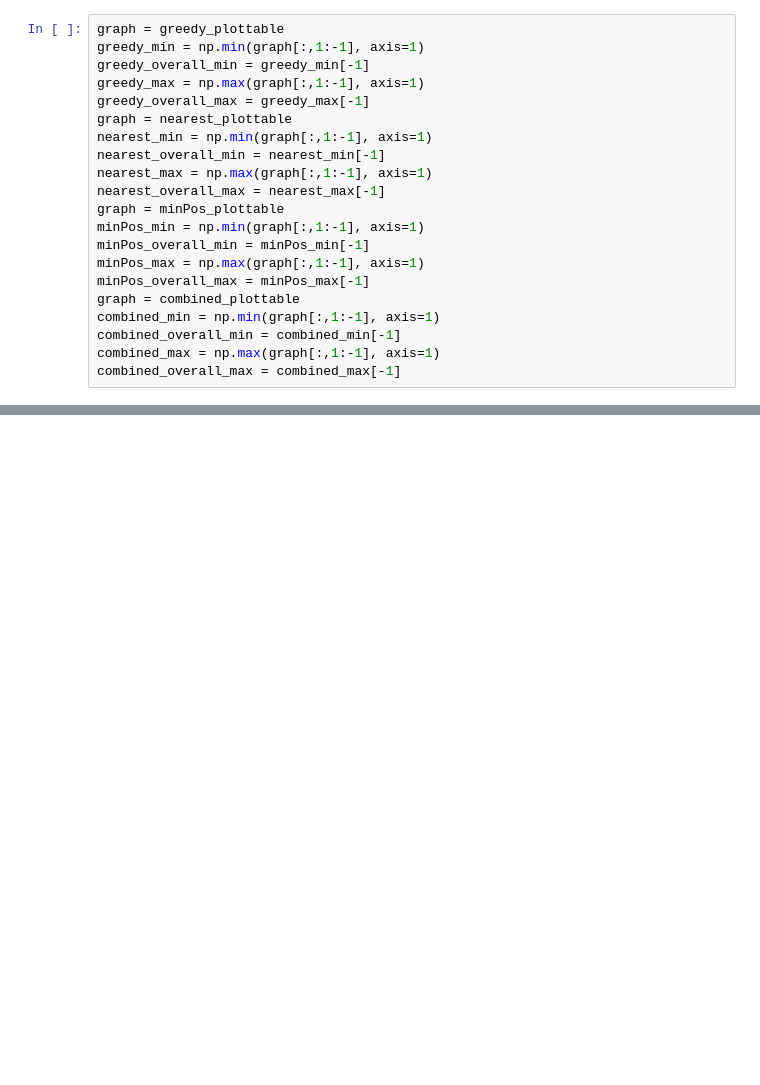
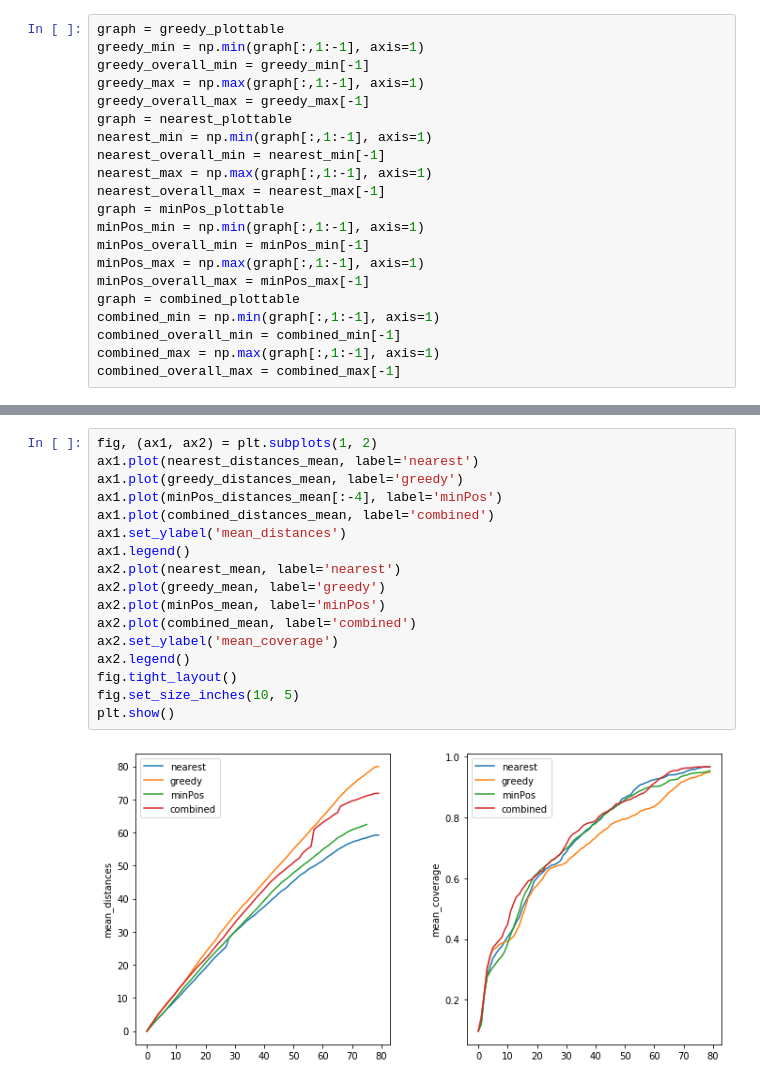
Before and after one commit to Icheler/coExplore, a Jupyter notebook: evaluation.ipynb, the cells around one changed output, grey strips where cells are left out. Saved outputs shown, nothing was run; the diff lists cells and outputs as text; blank space fills up the shorter version.

```diff
--- a/evaluation.ipynb
+++ b/evaluation.ipynb
@@ -294,0 +306,19 @@ array([[1, 2, 3, 4],
+# %%
+fig, (ax1, ax2) = plt.subplots(1, 2)
+ax1.plot(nearest_distances_mean, label='nearest')
+ax1.plot(greedy_distances_mean, label='greedy')
+ax1.plot(minPos_distances_mean[:-4], label='minPos')
+ax1.plot(combined_distances_mean, label='combined')
+ax1.set_ylabel('mean_distances')
+ax1.legend()
+ax2.plot(nearest_mean, label='nearest')
+ax2.plot(greedy_mean, label='greedy')
+ax2.plot(minPos_mean, label='minPos')
+ax2.plot(combined_mean, label='combined')
+ax2.set_ylabel('mean_coverage')
+ax2.legend()
+fig.tight_layout()
+fig.set_size_inches(10, 5)
+plt.show()
+# %% [output]
+[figure, added]
```
Also changed, not shown: parts of 15 cells of this notebook, 1 other file.
